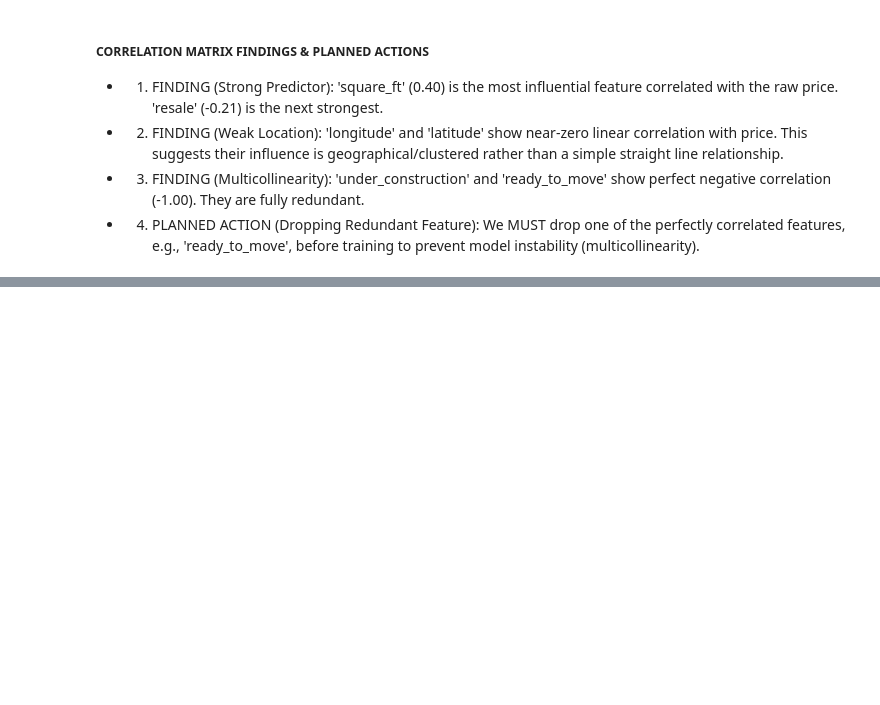
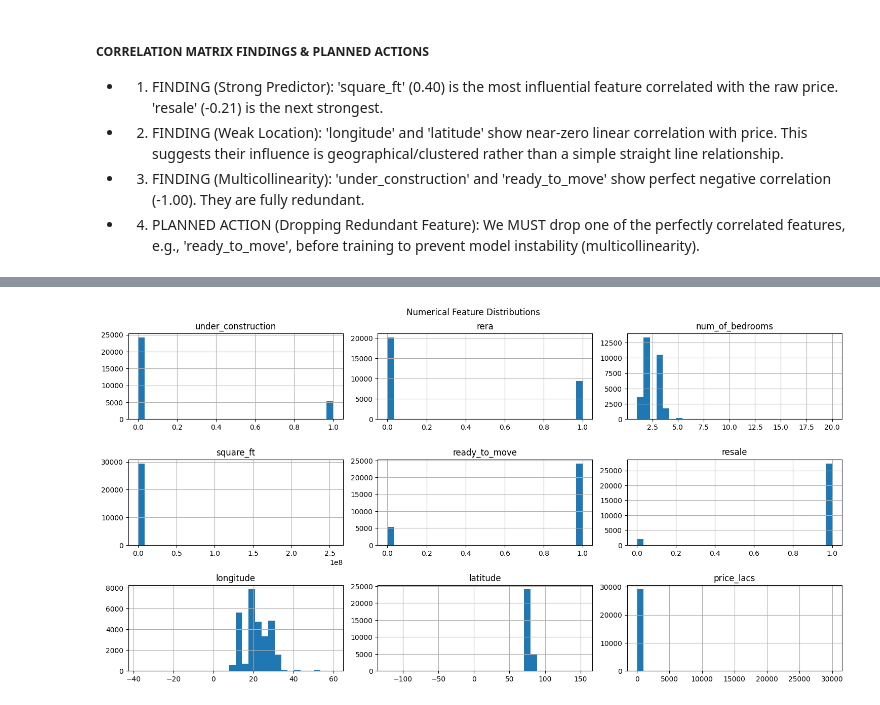
Before and after one commit to Tinauyateide/Developes_foundry_Projects, a Jupyter notebook: first_ml_assingment/house_price_prediction.ipynb, the cells around one changed output, grey strips where cells are left out. Cells and saved outputs as stored; diff of their text form; code cells hidden in the pictures; blank space fills up the shorter version.

```diff
--- a/first_ml_assingment/house_price_prediction.ipynb
+++ b/first_ml_assingment/house_price_prediction.ipynb
@@ -610,0 +233,9 @@ X (Features) shape: (0, 9), y (Target) shape: (0,)
+# %%
+# Visualize distributions of all numerical features
+num_cols = house_df.select_dtypes(include=np.number).columns
+house_df[num_cols].hist(figsize=(15, 10), bins=30, layout=(len(num_cols)//3+1, 3))
+plt.suptitle('Numerical Feature Distributions')
+plt.tight_layout()
+plt.show()
+# %% [output]
+[figure, added]
```
Also changed, not shown: parts of 44 cells of this notebook, 1 other file.
